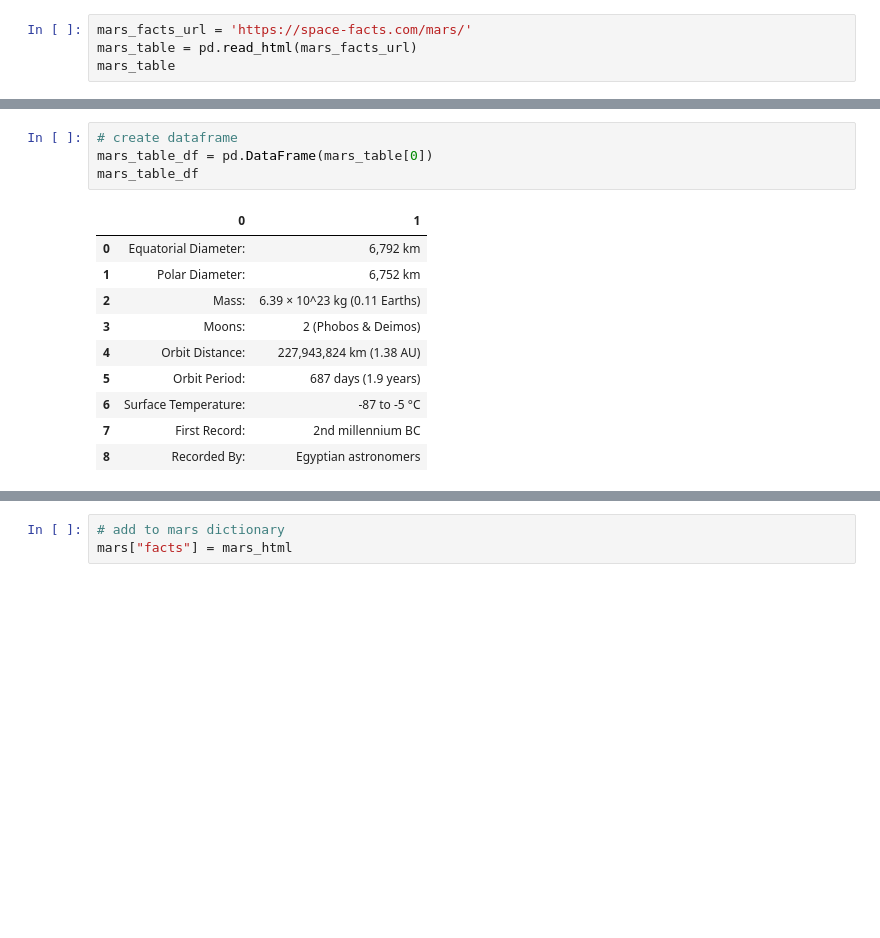
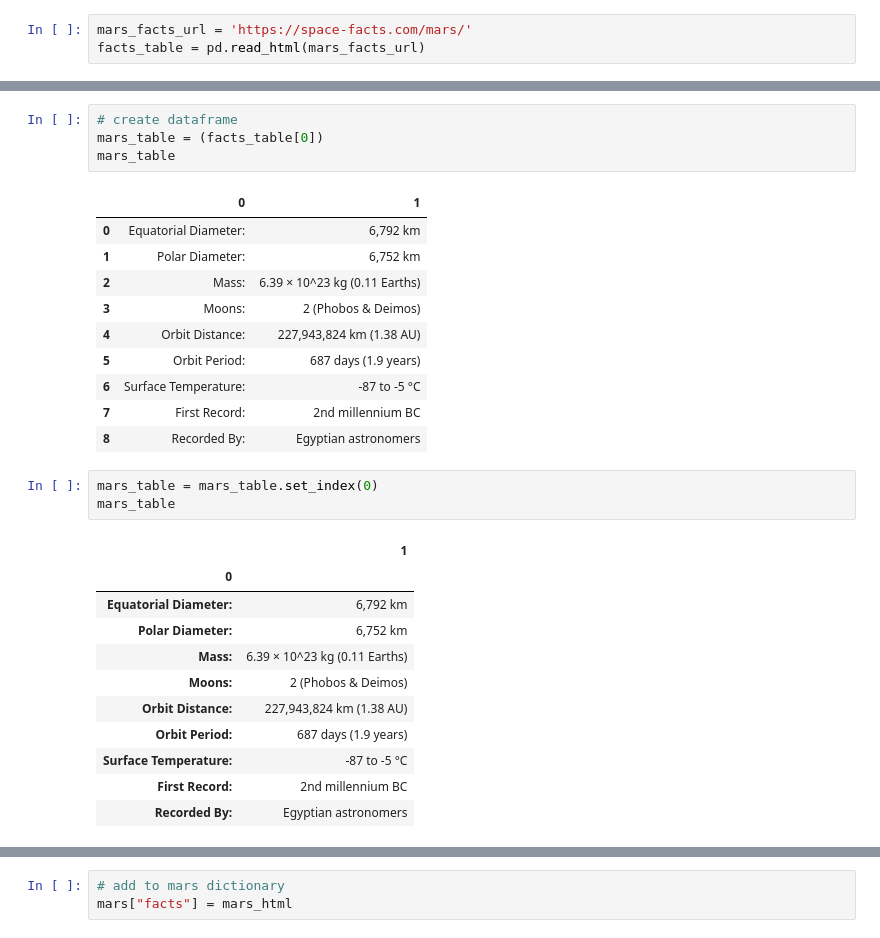
Before and after one commit to sjricketts/web-scraping-challenge, a Jupyter notebook: mission_to_mars/mission_to_mars.ipynb, the cells around one changed output, grey strips where cells are left out. Drawn from its saved outputs; the diff is of its cells as text; blank space fills up the shorter version.

Commit message:
Fix mars table format issue

```diff
--- a/mission_to_mars/mission_to_mars.ipynb
+++ b/mission_to_mars/mission_to_mars.ipynb
@@ -90,5 +90,4 @@ mars["featured_img"] = mars_image
 Mars Facts
 # %%
 mars_facts_url = 'https://space-facts.com/mars/'
-mars_table = pd.read_html(mars_facts_url)
-mars_table
+facts_table = pd.read_html(mars_facts_url)
@@ -113,7 +94,7 @@ mars_table
 # %%
 # create dataframe
-mars_table_df = pd.DataFrame(mars_table[0])
-mars_table_df
+mars_table = (facts_table[0])
+mars_table
 # %% [output]
 |  | 0 | 1 |
 | 0 | Equatorial Diameter: | 6,792 km |
@@ -125,3 +106,18 @@ mars_table_df
 | 6 | Surface Temperature: | -87 to -5 °C |
 | 7 | First Record: | 2nd millennium BC |
 | 8 | Recorded By: | Egyptian astronomers |
+# %%
+mars_table = mars_table.set_index(0)
+mars_table
+# %% [output]
+|  | 1 |
+| 0 |  |
+| Equatorial Diameter: | 6,792 km |
+| Polar Diameter: | 6,752 km |
+| Mass: | 6.39 × 10^23 kg (0.11 Earths) |
+| Moons: | 2 (Phobos & Deimos) |
+| Orbit Distance: | 227,943,824 km (1.38 AU) |
+| Orbit Period: | 687 days (1.9 years) |
+| Surface Temperature: | -87 to -5 °C |
+| First Record: | 2nd millennium BC |
+| Recorded By: | Egyptian astronomers |
```
Also changed, not shown: parts of 5 cells of this notebook, 1 other file.
